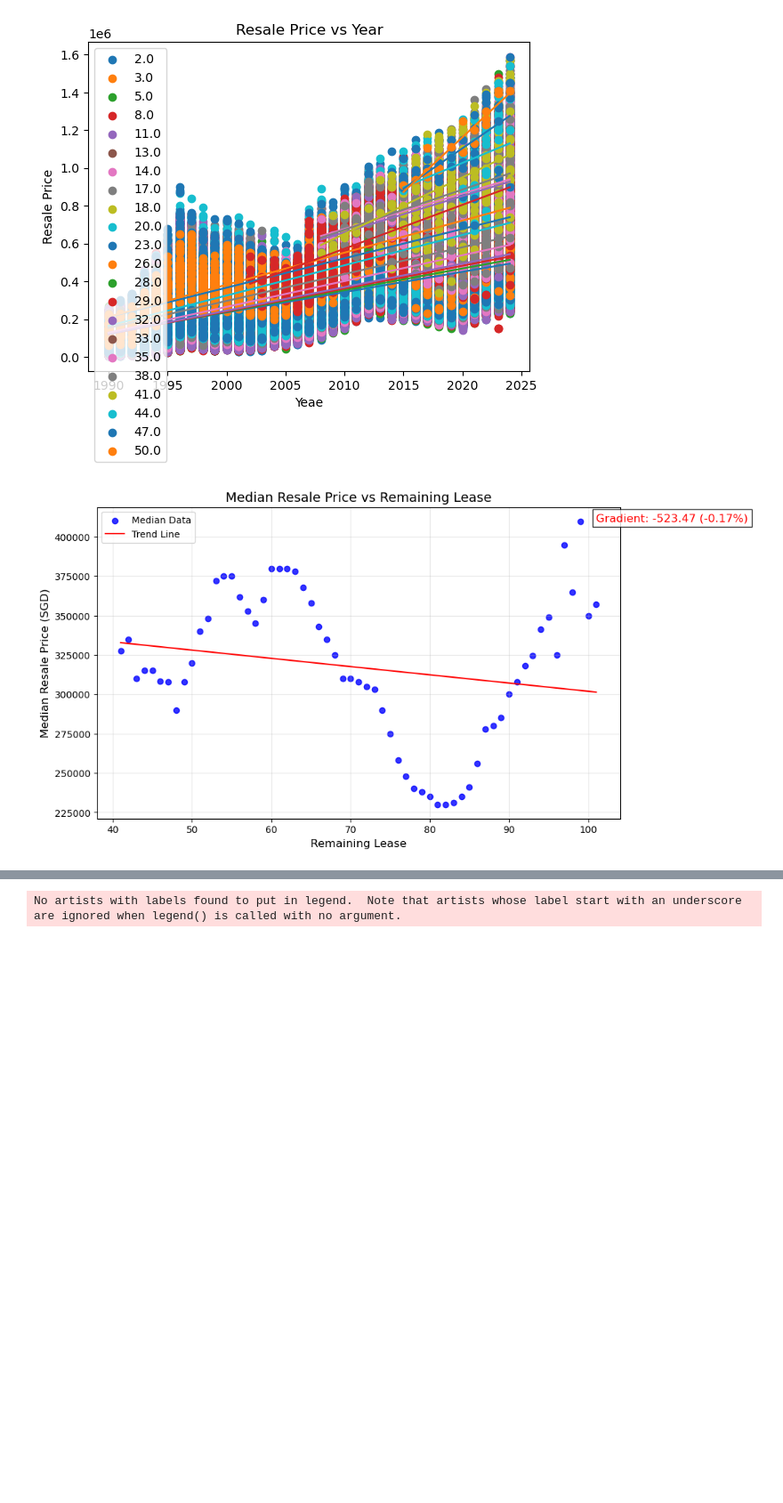
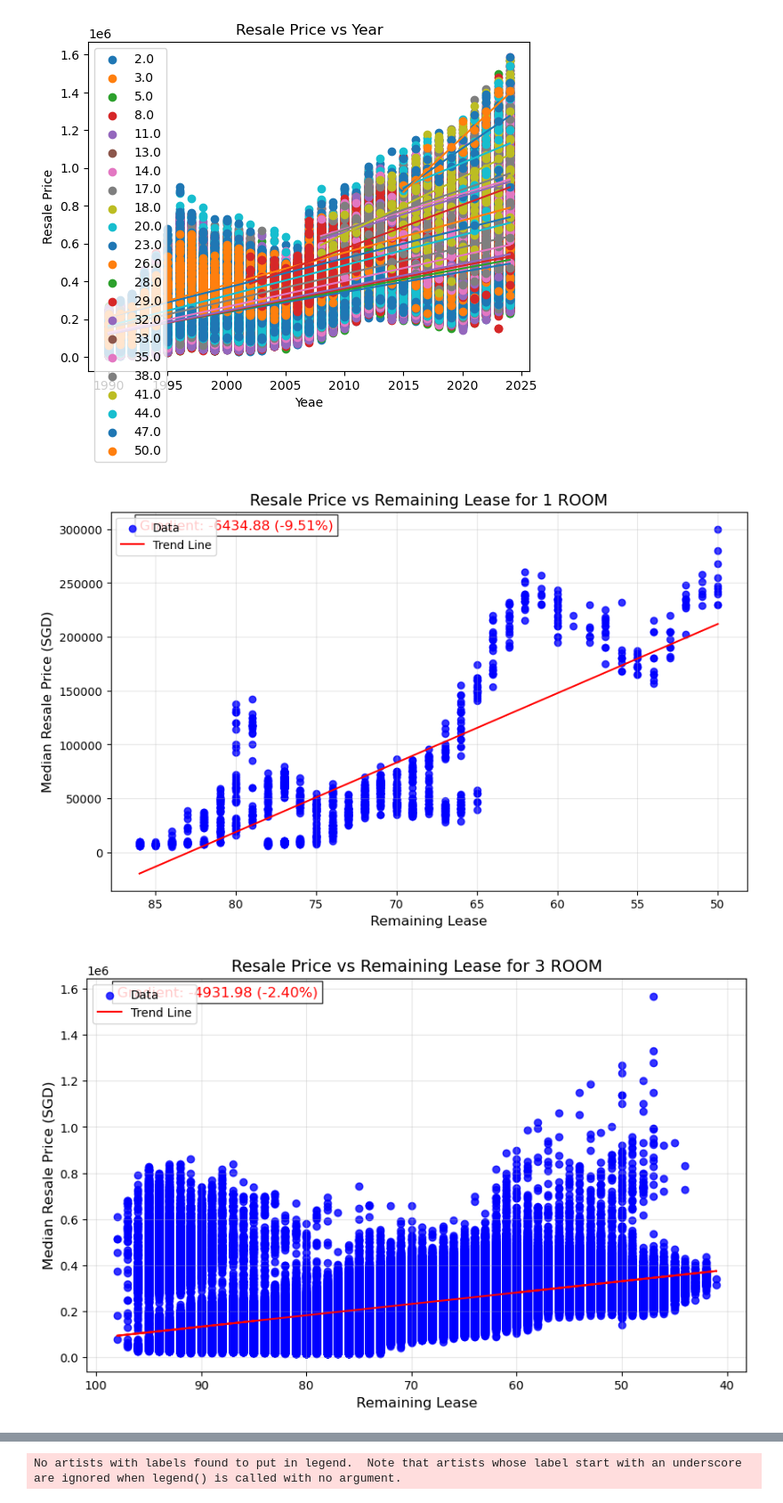
Before and after one commit to bossman2406/Housing-Prices-AI, a Jupyter notebook: data_visualisation.ipynb, the cells around one changed output, grey strips where cells are left out. Shown at 89% size. Drawn from its saved outputs; the diff is of its cells as text; code cells hidden in the pictures; blank space fills up the shorter version.

```diff
--- a/data_visualisation.ipynb
+++ b/data_visualisation.ipynb
@@ -506,40 +506,52 @@ plt.show()
 # %% [output]
 [figure]
 # %%
+import numpy as np
+import pandas as pd
+import matplotlib.pyplot as plt
+import seaborn as seaborn
+import streamlit as st
+import tensorflow as tf
 
-# Calculate the median resale price for each range_numeric
-median_prices = housing_data.groupby('remaining_lease')['resale_price'].median()
+# Read the CSV file
+housing_new = pd.read_csv('housing_new.csv')
 
-# Extract the data for plotting
-x = median_prices.index  # range_numeric values
-y = median_prices.values  # Median resale prices
+# Display the unique values in the 'flat_type' column
+unique_flat_types = housing_new['flat_type'].unique()
 
-# Initialize the figure and axes
-fig, ax = plt.subplots(figsize=(10, 6))
+# Create a separate scatter plot for each flat_type
+for flat_type in unique_flat_types:
+    # Filter the DataFrame for the current flat_type
+    df = housing_new[housing_new['flat_type'] == flat_type]
 
-# Scatter plot for median data
-ax.scatter(x, y, alpha=0.8, color='blue', label='Median Data')
+    # Initialize the figure and axes
+    fig, ax = plt.subplots(figsize=(10, 6))
 
-# Add a trend line using linear regression
-z = np.polyfit(x, y, 1)  # Degree 1 for linear fit
-p = np.poly1d(z)
-ax.plot(x, p(x), color='red', label='Trend Line')
-# Calculate the gradient as a percentage
-slope = z[0]
-percent_gradient = (slope / y.mean()) * 100
+    # Scatter plot for the current flat_type
+    ax.scatter(df['remaining_lease'], df['resale_price'], alpha=0.8, color='blue', label='Data')
 
-# Annotate the plot with the gradient as percentage
-plt.text(x.max(), y.max(), f'Gradient: {slope:.2f} ({percent_gradient:.2f}%)',
-         fontsize=12, color='red', bbox=dict(facecolor='white', alpha=0.8))
+    # Add a trend line using linear regression
+    z = np.polyfit(df['remaining_lease'], df['resale_price'], 1)  # Degree 1 for linear fit
+    p = np.poly1d(z)
+    ax.plot(df['remaining_lease'], p(df['remaining_lease']), color='red', label='Trend Line')
 
-# Add labels and title
-ax.set_title('Median Resale Price vs Remaining Lease', fontsize=14)
-ax.set_xlabel('Remaining Lease', fontsize=12)
-ax.set_ylabel('Median Resale Price (SGD)', fontsize=12)
-ax.legend(fontsize=10)
-plt.grid(alpha=0.3)
+    # Calculate the gradient as a percentage
+    slope = z[0]
+    percent_gradient = (slope / df['resale_price'].mean()) * 100
 
-# Show the plot
-plt.show()
+    # Annotate the plot with the gradient as percentage
+    plt.text(df['remaining_lease'].max(), df['resale_price'].max(), f'Gradient: {slope:.2f} ({percent_gradient:.2f}%)',
+             fontsize=12, color='red', bbox=dict(facecolor='white', alpha=0.8))
+
+    # Add labels and title
+    ax.set_title(f'Resale Price vs Remaining Lease for {flat_type}', fontsize=14)
+    ax.set_xlabel('Remaining Lease', fontsize=12)
+    ax.set_ylabel('Median Resale Price (SGD)', fontsize=12)
+    ax.legend(fontsize=10)
+    plt.grid(alpha=0.3)
+    plt.gca().invert_xaxis()
+    # Show the plot
+    plt.show()
 # %% [output]
-[figure, old version]
+[figure, new version]
+[figure, added]
```
Also changed, not shown: parts of 4 cells of this notebook, 5 other files.
